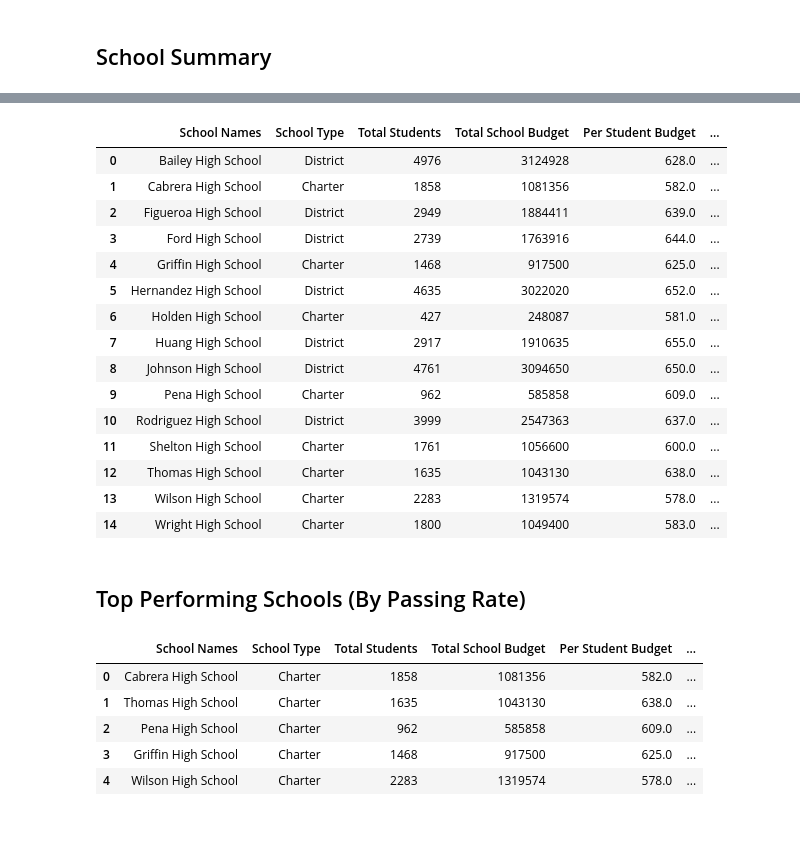
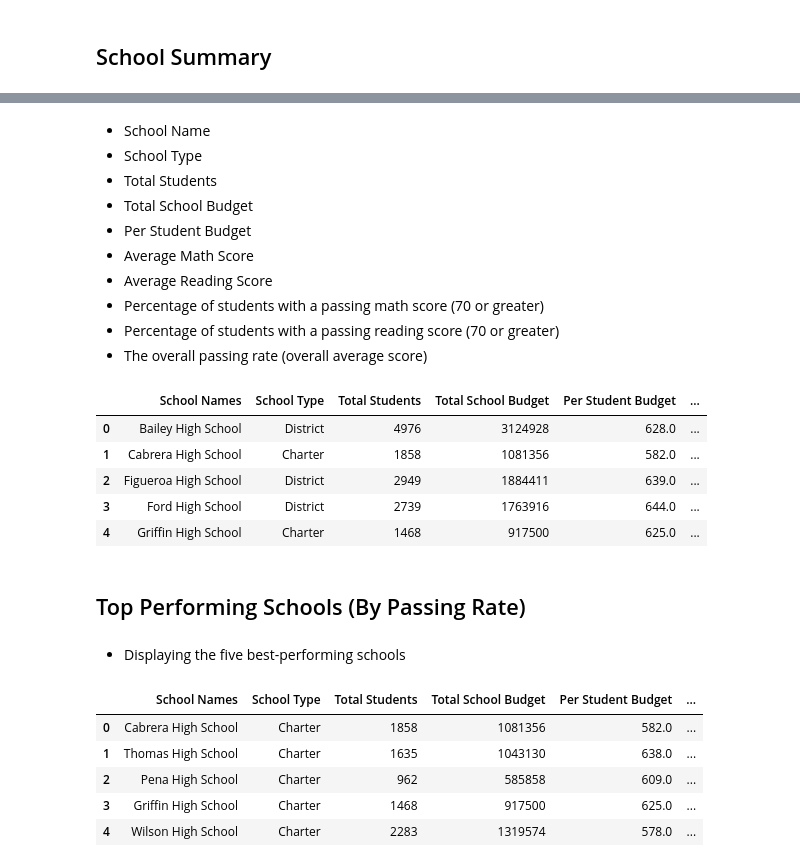
Before and after one commit to mariavpatino/Pandas, a Jupyter notebook: PyCitySchools/PyCitySchools_starter.ipynb, the cells around one changed output, grey strips where cells are left out. Saved outputs shown, nothing was run; the diff lists cells and outputs as text; code cells hidden in the pictures; blank space fills up the shorter version.

```diff
--- a/PyCitySchools/PyCitySchools_starter.ipynb
+++ b/PyCitySchools/PyCitySchools_starter.ipynb
@@ -105,3 +86,14 @@ district_summary_df
+# %% [markdown]
+  * School Name
+  * School Type
+  * Total Students
+  * Total School Budget
+  * Per Student Budget
+  * Average Math Score
+  * Average Reading Score
+  * Percentage of students with a passing math score (70 or greater)
+  * Percentage of students with a passing reading score (70 or greater)
+  * The overall passing rate (overall average score)
 # %%
 # Dataframe for each school name
 school_summary = merged_df.groupby(["school_name"])
@@ -114,57 +106,48 @@ total_students_per_school = list(school_summary.student_name.count())
 # Total School Budget
 total_school_budget = list(school_summary.budget.mean())
 # Per Student Budget
-school_per_student_budget = [i/j for i,j in zip(school_budget,school_total_students)]
+school_per_student_budget = [i/j for i,j in zip(total_school_budget,total_students_per_school)]
 # Average Math Score
 avg_math_score_school = list(school_summary.math_score.mean())
 # Average Reading Score
 avg_reading_score_school = list(school_summary.reading_score.mean())
-
 
 # Calculating passing percentages per subject
 
 # % Passing Math
 school_summary = merged_df[merged_df["math_score"] >= 70].groupby(["school_name"])
 school_percentage_passing_math = [(i/j)*100 for i,j in zip(school_summary.math_score.count(),total_students_per_school)]
 # % Passing Reading
 school_summary = merged_df[merged_df["reading_score"] >= 70].groupby(["school_name"])
 school_percentage_passing_reading = [(i/j)*100 for i,j in zip(school_summary.reading_score.count(),total_students_per_school)]
 # Overall Passing Rate (Average of the above two)
 school_overall_passing = [(i+j)/2 for i,j in zip(school_percentage_passing_math,school_percentage_passing_reading)]
 
 # Compile all calculations into dataframe
 school_summary_df = pd.DataFrame({"School Names":school_names,
                                   "School Type":school_types,
                                   "Total Students":total_students_per_school,
                                   "Total School Budget":total_school_budget,
                                   "Per Student Budget":school_per_student_budget,
                                   "Average Math Score":avg_math_score_school,
                                   "Average Reading Score":avg_reading_score_school,
                                   "% Passing Math":school_percentage_passing_math,
                                   "% Passing Reading":school_percentage_passing_reading,
                                   "%Overall Passing Rate":school_overall_passing})
 
 school_summary_df = school_summary_df.reset_index(drop=True)
-school_summary_df
+school_summary_df.head()
 # %% [output]
 |  | School Names | School Type | Total Students | Total School Budget | Per Student Budget | ... |
 | 0 | Bailey High School | District | 4976 | 3124928 | 628.0 | ... |
 | 1 | Cabrera High School | Charter | 1858 | 1081356 | 582.0 | ... |
 | 2 | Figueroa High School | District | 2949 | 1884411 | 639.0 | ... |
 | 3 | Ford High School | District | 2739 | 1763916 | 644.0 | ... |
 | 4 | Griffin High School | Charter | 1468 | 917500 | 625.0 | ... |
-| 5 | Hernandez High School | District | 4635 | 3022020 | 652.0 | ... |
-| 6 | Holden High School | Charter | 427 | 248087 | 581.0 | ... |
-| 7 | Huang High School | District | 2917 | 1910635 | 655.0 | ... |
-| 8 | Johnson High School | District | 4761 | 3094650 | 650.0 | ... |
-| 9 | Pena High School | Charter | 962 | 585858 | 609.0 | ... |
-| 10 | Rodriguez High School | District | 3999 | 2547363 | 637.0 | ... |
-| 11 | Shelton High School | Charter | 1761 | 1056600 | 600.0 | ... |
-| 12 | Thomas High School | Charter | 1635 | 1043130 | 638.0 | ... |
-| 13 | Wilson High School | Charter | 2283 | 1319574 | 578.0 | ... |
-| 14 | Wright High School | Charter | 1800 | 1049400 | 583.0 | ... |
 # %% [markdown]
 ## Top Performing Schools (By Passing Rate)
+# %% [markdown]
+* Displaying the five best-performing schools
 # %%
 # Top 5 (By Passing Rate)
 top_5 = school_summary_df.sort_values(by="%Overall Passing Rate", ascending=False).head(5).reset_index(drop=True)
```
Also changed, not shown: parts of 17 cells of this notebook.
